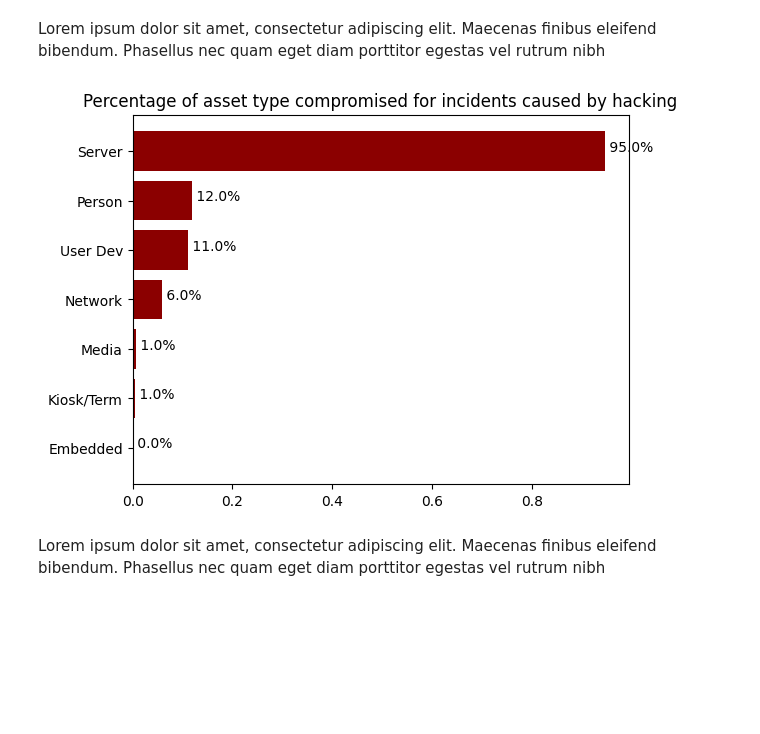
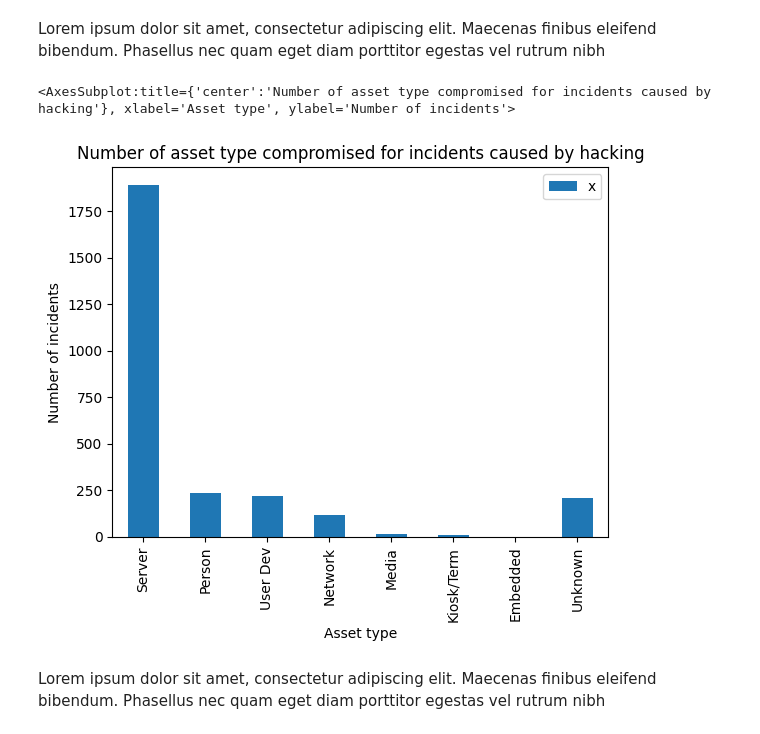
Before and after one commit to DDQuin/data-security, a Jupyter notebook: analysis.ipynb, the cells around one changed output. Drawn from its saved outputs; the diff is of its cells as text; code cells hidden in the pictures; blank space fills up the shorter version.

```diff
--- a/analysis.ipynb
+++ b/analysis.ipynb
@@ -53,9 +54,14 @@ Lorem ipsum dolor sit amet, consectetur adipiscing elit. Maecenas finibus eleife
 # %%
 filter = veris_df['action.Hacking']
 summary = v.enum_summary(veris_df[filter], 'asset.variety')
-fig = v.plot_barchart(summary, "Percentage of asset type compromised for incidents caused by hacking")
+
+new_summary = summary[['enum','x']]
+new_summary.set_index('enum', inplace=True)
+new_summary.plot(kind="bar", title="Number of asset type compromised for incidents caused by hacking",
+                 xlabel="Asset type", ylabel="Number of incidents")
 # %% [output]
+<AxesSubplot:title={'center':'Number of asset type compromised for incidents caused by hacking'}, xlabel='Asset type', ylabel='Number of incidents'>
-[figure, old version]
+[figure, new version]
 # %% [markdown]
 Lorem ipsum dolor sit amet, consectetur adipiscing elit. Maecenas finibus eleifend bibendum. Phasellus nec quam eget diam porttitor egestas vel rutrum nibh
 # %%
```
Also changed, not shown: parts of 18 cells of this notebook.
